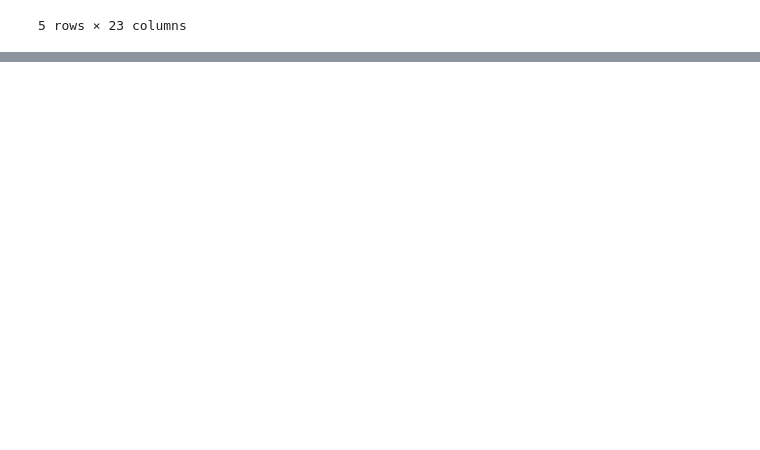
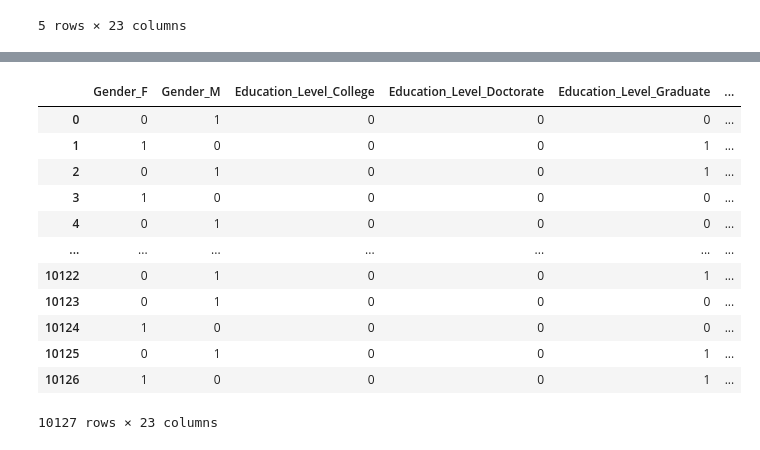
Before and after one commit to MaksAndr/Project-4-Group-4, a Jupyter notebook: Project_4_cleaned1.ipynb, the cells around one changed output, grey strips where cells are left out. Saved outputs shown, nothing was run; the diff lists cells and outputs as text; code cells hidden in the pictures; blank space fills up the shorter version.

```diff
--- a/Project_4_cleaned1.ipynb
+++ b/Project_4_cleaned1.ipynb
@@ -176,0 +66,21 @@ dtype: object
+# %%
+# Transform the columns using get_dummies()
+df_dummies = pd.get_dummies(df[["Gender", "Education_Level", "Marital_Status", "Income_Category", "Card_Category"]],  )
+# Display sample data
+df_categorical = df_dummies.replace(True,1).replace(False,0)
+# %%
+df_categorical
+# %% [output]
+|  | Gender_F | Gender_M | Education_Level_College | Education_Level_Doctorate | Education_Level_Graduate | ... |
+| 0 | 0 | 1 | 0 | 0 | 0 | ... |
+| 1 | 1 | 0 | 0 | 0 | 1 | ... |
+| 2 | 0 | 1 | 0 | 0 | 1 | ... |
+| 3 | 1 | 0 | 0 | 0 | 0 | ... |
+| 4 | 0 | 1 | 0 | 0 | 0 | ... |
+| ... | ... | ... | ... | ... | ... | ... |
+| 10122 | 0 | 1 | 0 | 0 | 1 | ... |
+| 10123 | 0 | 1 | 0 | 0 | 0 | ... |
+| 10124 | 1 | 0 | 0 | 0 | 0 | ... |
+| 10125 | 0 | 1 | 0 | 0 | 1 | ... |
+| 10126 | 1 | 0 | 0 | 0 | 1 | ... |
+10127 rows × 23 columns
```
Also changed, not shown: parts of 75 cells of this notebook.
